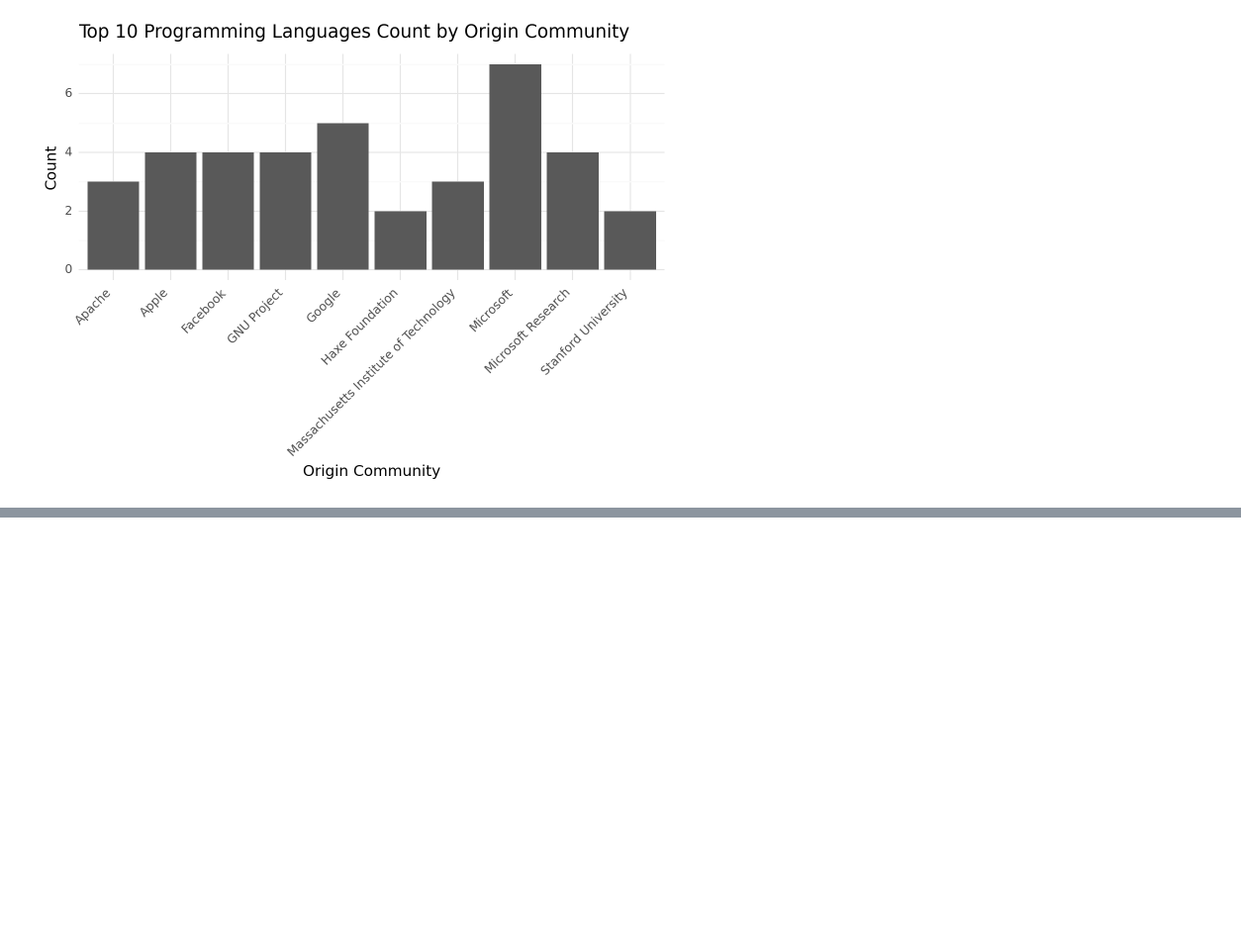
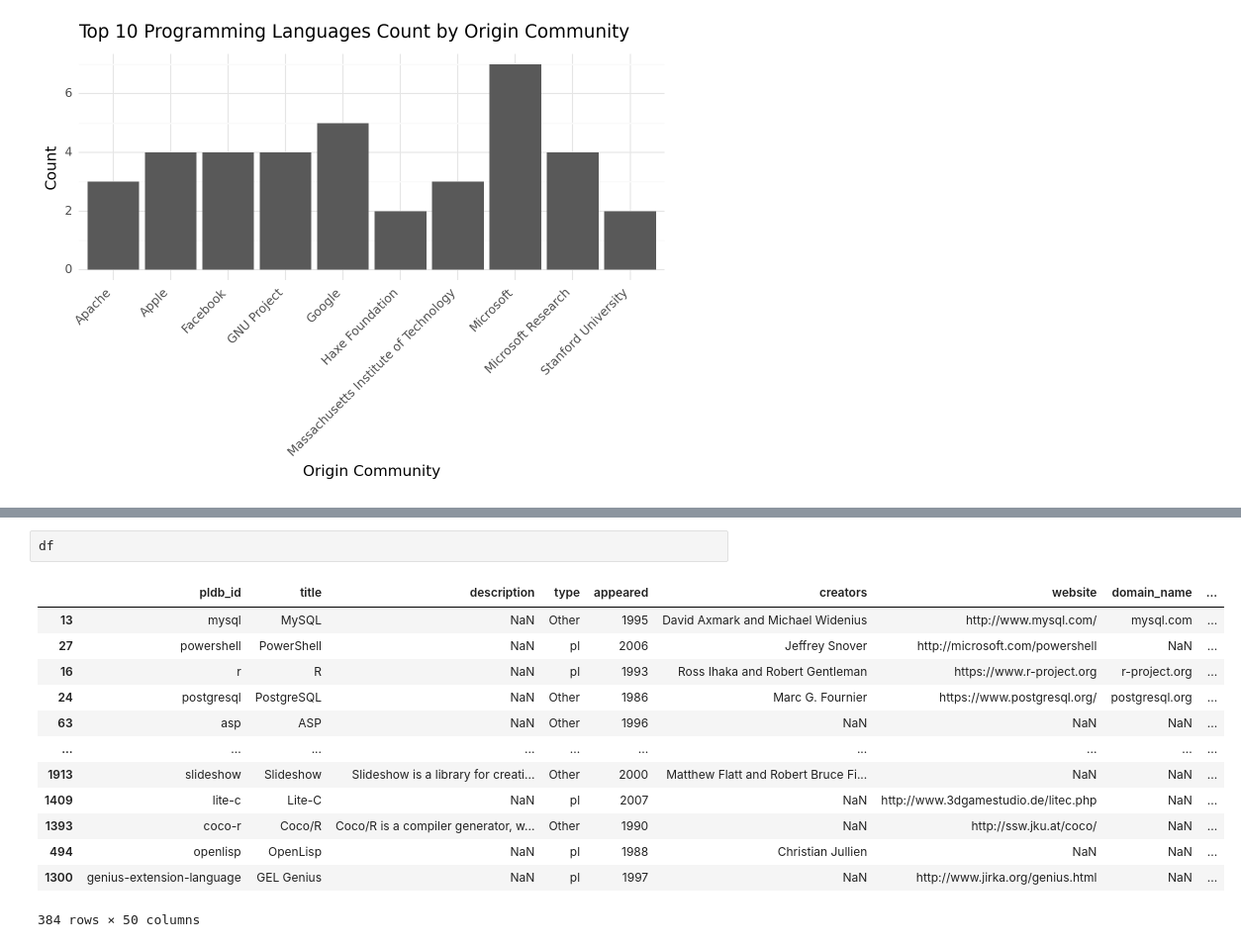
Before and after one commit to madhumsc/TidyTuesday, a Jupyter notebook: 7.ipynb, the cells around one changed output, grey strips where cells are left out. Shown at 99% size. Cells and saved outputs as stored; diff of their text form; blank space fills up the shorter version.

```diff
--- a/7.ipynb
+++ b/7.ipynb
@@ -286,0 +329,16 @@ print(plot)
+# %%
+df
+# %% [output]
+|  | pldb_id | title | description | type | appeared | creators | website | domain_name | ... |
+| 13 | mysql | MySQL | NaN | Other | 1995 | David Axmark and Michael Widenius | http://www.mysql.com/ | mysql.com | ... |
+| 27 | powershell | PowerShell | NaN | pl | 2006 | Jeffrey Snover | http://microsoft.com/powershell | NaN | ... |
+| 16 | r | R | NaN | pl | 1993 | Ross Ihaka and Robert Gentleman | https://www.r-project.org | r-project.org | ... |
+| 24 | postgresql | PostgreSQL | NaN | Other | 1986 | Marc G. Fournier | https://www.postgresql.org/ | postgresql.org | ... |
+| 63 | asp | ASP | NaN | Other | 1996 | NaN | NaN | NaN | ... |
+| ... | ... | ... | ... | ... | ... | ... | ... | ... | ... |
+| 1913 | slideshow | Slideshow | Slideshow is a library for creati... | Other | 2000 | Matthew Flatt and Robert Bruce Fi... | NaN | NaN | ... |
+| 1409 | lite-c | Lite-C | NaN | pl | 2007 | NaN | http://www.3dgamestudio.de/litec.php | NaN | ... |
+| 1393 | coco-r | Coco/R | Coco/R is a compiler generator, w... | Other | 1990 | NaN | http://ssw.jku.at/coco/ | NaN | ... |
+| 494 | openlisp | OpenLisp | NaN | pl | 1988 | Christian Jullien | NaN | NaN | ... |
+| 1300 | genius-extension-language | GEL Genius | NaN | pl | 1997 | NaN | http://www.jirka.org/genius.html | NaN | ... |
+384 rows × 50 columns
```
Also changed, not shown: parts of 2 cells of this notebook.
